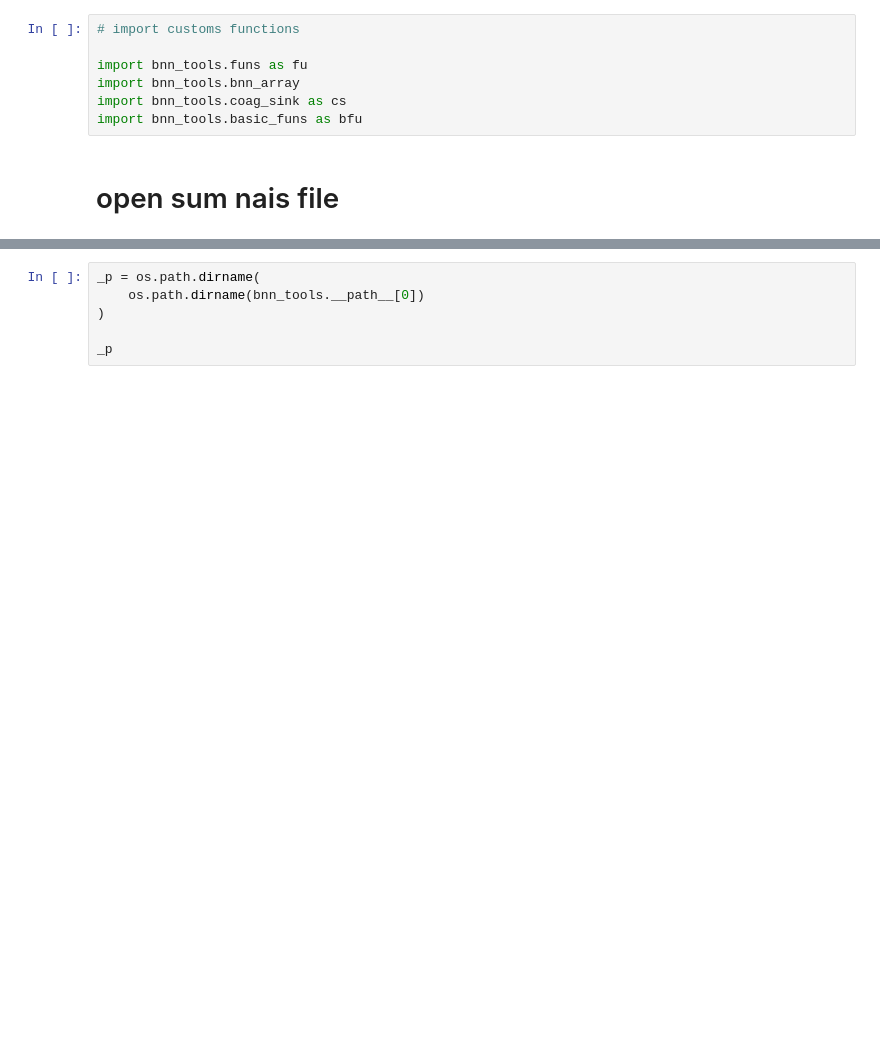
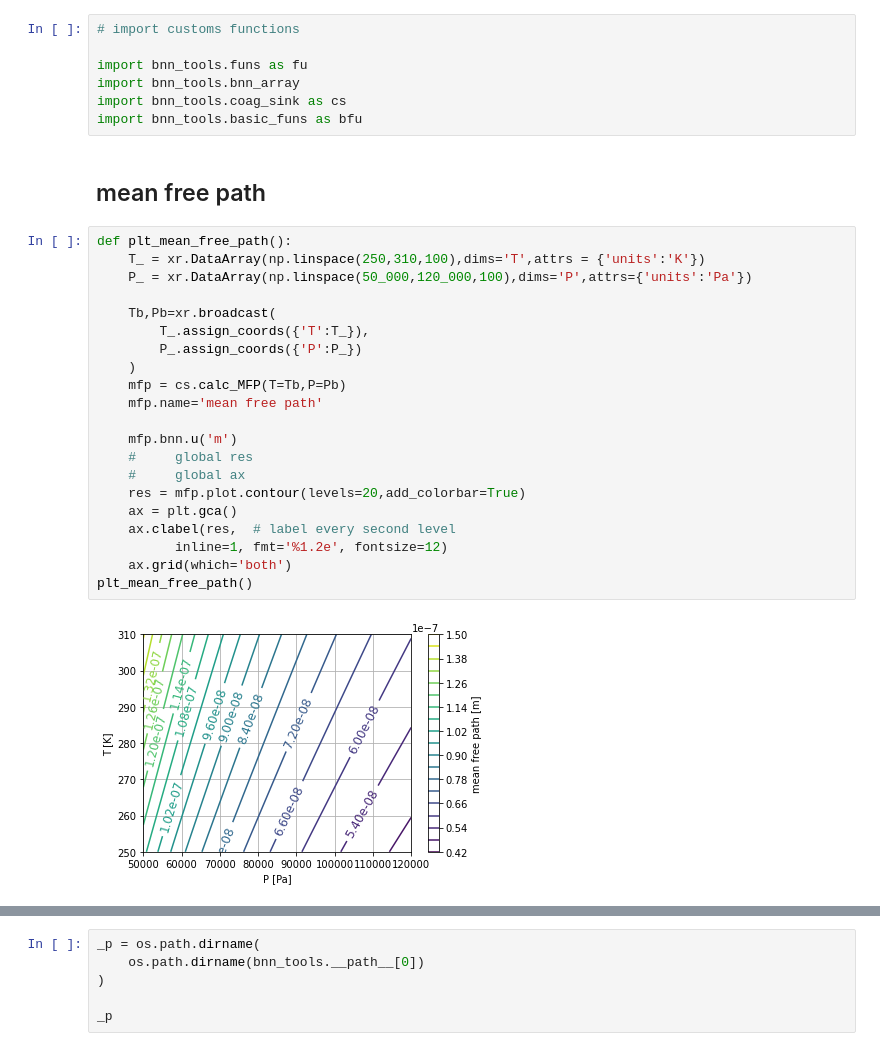
Before and after one commit to daliagachc/bnn-tools-repo, a Jupyter notebook: nbs/z020_cs_condensation_sink.ipynb, the cells around one changed output, grey strips where cells are left out. Drawn from its saved outputs; the diff is of its cells as text; blank space fills up the shorter version.

```diff
--- a/nbs/z020_cs_condensation_sink.ipynb
+++ b/nbs/z020_cs_condensation_sink.ipynb
@@ -41,5 +38,28 @@ import bnn_tools.funs as fu
 import bnn_tools.bnn_array
 import bnn_tools.coag_sink as cs
 import bnn_tools.basic_funs as bfu
-# %% [markdown]
-# open sum nais file
+# %% [markdown]
+## mean free path
+# %%
+def plt_mean_free_path():
+    T_ = xr.DataArray(np.linspace(250,310,100),dims='T',attrs = {'units':'K'})
+    P_ = xr.DataArray(np.linspace(50_000,120_000,100),dims='P',attrs={'units':'Pa'})
+
+    Tb,Pb=xr.broadcast(
+        T_.assign_coords({'T':T_}),
+        P_.assign_coords({'P':P_})
+    )
+    mfp = cs.calc_MFP(T=Tb,P=Pb)
+    mfp.name='mean free path'
+
+    mfp.bnn.u('m')
+    #     global res
+    #     global ax
+    res = mfp.plot.contour(levels=20,add_colorbar=True)
+    ax = plt.gca()
+    ax.clabel(res,  # label every second level
+          inline=1, fmt='%1.2e', fontsize=12)
+    ax.grid(which='both')
+plt_mean_free_path()
+# %% [output]
+[figure, added]
```
Also changed, not shown: parts of 41 cells of this notebook, 5 other files.
